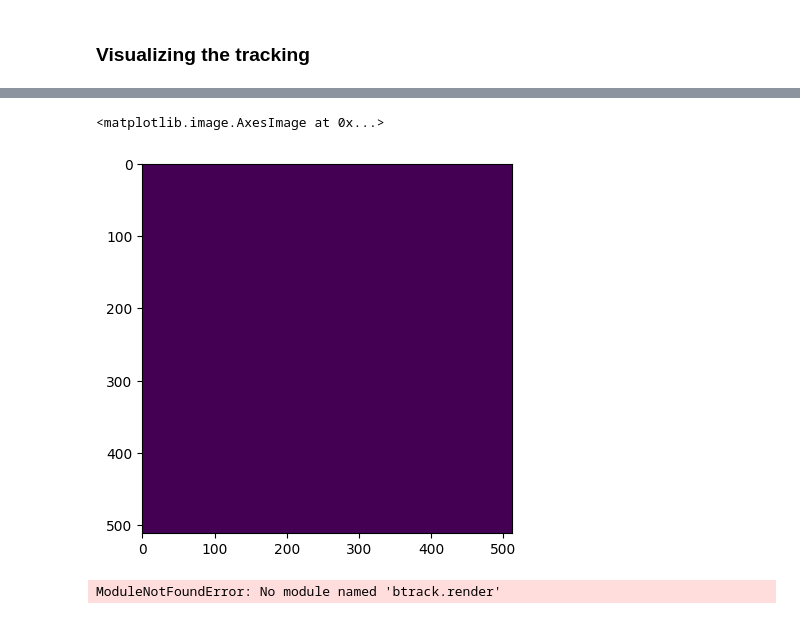
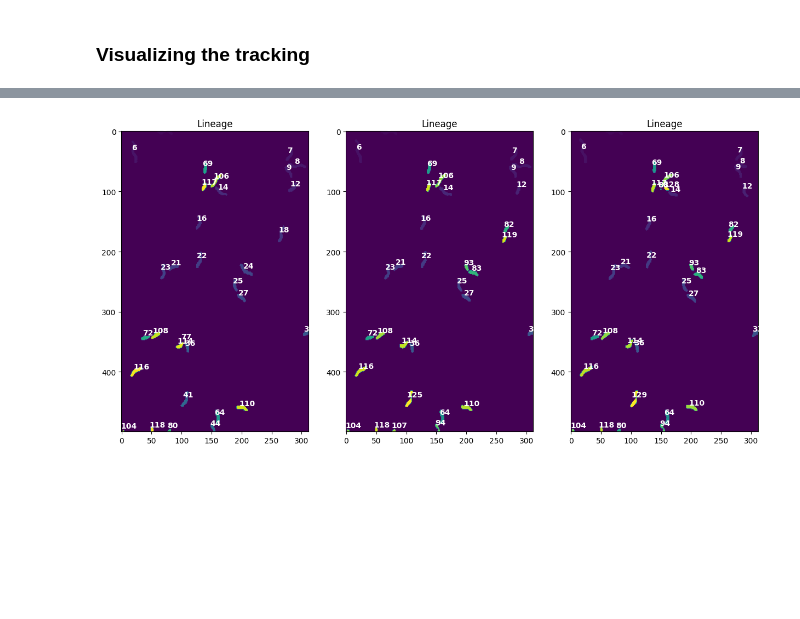
Before and after one commit to ajrzepiela/midap, a Jupyter notebook: notebook/bayesian_tracking.ipynb, the cells around one changed output, grey strips where cells are left out. Saved outputs shown, nothing was run; the diff lists cells and outputs as text; code cells hidden in the pictures; blank space fills up the shorter version.

```diff
--- a/notebook/bayesian_tracking.ipynb
+++ b/notebook/bayesian_tracking.ipynb
@@ -179,11 +142,0 @@ for c, l in zip(center, labels):
-# %%
-from skimage.measure import label, regionprops
-plt.imshow(tracker_obj.seg_imgs[3][:300,300:])
-
-reg = regionprops(label(tracker_obj.seg_imgs[3][:300,300:]))
-
-recreat = np.zeros(tracker_obj.seg_imgs[3][:300,300:].shape)
-
-for r in reg:
-    recreat[r.coords[:,0],r.coords[:,1]] = 1
-    print(r.coords.shape)
@@ -212,14 +142,0 @@ plt.imshow(recreat)
-# %%
-plt.imshow((label_stack[-1] > 0).astype(int) - tracker_obj.seg_imgs[-1])
-# %% [output]
-<matplotlib.image.AxesImage at 0x...>
-[figure, removed]
-# %%
-import btrack
-
-from btrack.constants import BayesianUpdates
-from btrack.render import plot_tracks
-
-plot_tracks(tracker_obj.tracker.tracks, order='xyt', box=box)
-# %% [output]
-ModuleNotFoundError: No module named 'btrack.render'
@@ -229,0 +143,42 @@ reg[0].coords
+# %%
+plt.figure(figsize=(15,10))
+ax = plt.subplot(1,3,1)
+img = label_stack_correct[6][:500,200:]
+plt.imshow(img)
+plt.title('Lineage')
+reg = regionprops(img.astype(int))
+center = [r.centroid for r in reg]
+labels = [r.label for r in reg]
+for c, l in zip(center, labels):
+    x, y = c
+    x=int(np.ceil(x))
+    y=int(np.ceil(y))
+    ax.text(y-5,x-5, str(l), color='w', weight='bold')
+
+ax = plt.subplot(1,3,2)
+img = label_stack_correct[7][:500,200:]
+plt.imshow(img)
+plt.title('Lineage')
+reg = regionprops(img.astype(int))
+center = [r.centroid for r in reg]
+labels = [r.label for r in reg]
+for c, l in zip(center, labels):
+    x, y = c
+    x=int(np.ceil(x))
+    y=int(np.ceil(y))
+    ax.text(y-5,x-5, str(l), color='w', weight='bold')
+
+ax = plt.subplot(1,3,3)
+img = label_stack_correct[8][:500,200:]
+plt.imshow(img)
+plt.title('Lineage')
+reg = regionprops(img.astype(int))
+center = [r.centroid for r in reg]
+labels = [r.label for r in reg]
+for c, l in zip(center, labels):
+    x, y = c
+    x=int(np.ceil(x))
+    y=int(np.ceil(y))
+    ax.text(y-5,x-5, str(l), color='w', weight='bold')
+# %% [output]
+[figure, added]
```
Also changed, not shown: parts of 17 cells of this notebook, 2 other files.
